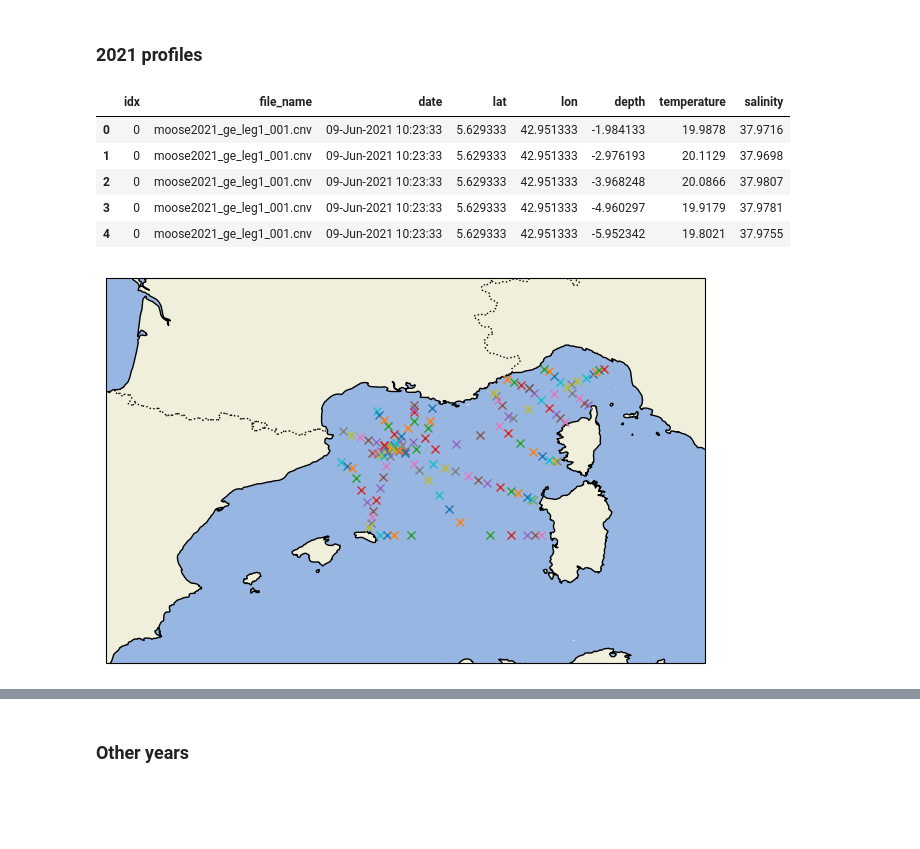
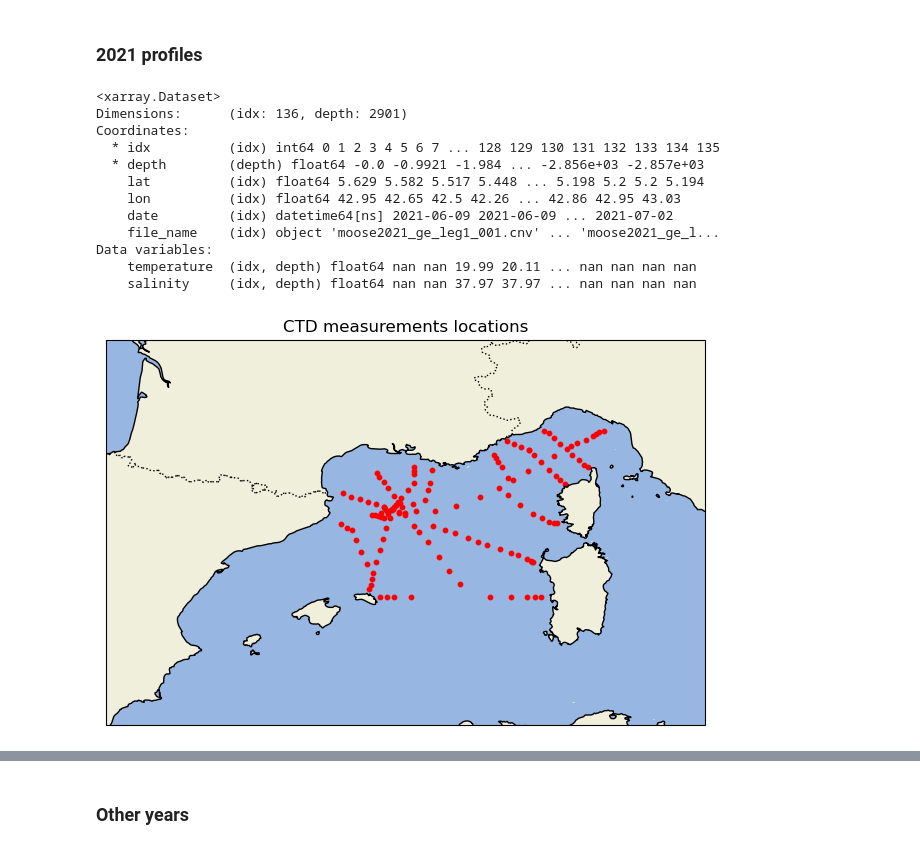
Before and after one commit to juliencollard2001/FOET_Northern_Gyre, a Jupyter notebook: loading_data.ipynb, the cells around one changed output, grey strips where cells are left out. Saved outputs shown, nothing was run; the diff lists cells and outputs as text; code cells hidden in the pictures; blank space fills up the shorter version.

Commit message:
pd to xarray

```diff
--- a/loading_data.ipynb
+++ b/loading_data.ipynb
@@ -106,48 +106,64 @@ colmmns_types = [type(data[0,i][0]) for i in range(len(columns_names))]
 new_columns = ['idx', 'file_name', 'date', 'lat', 'lon', 'depth', 'temperature', 'salinity']
 cols = [[] for i in range(len(new_columns))]
 
+idxs = np.arange(data.shape[1])
+depths = data[0,0][8][:,0]
+
+lats = np.empty(data.shape[1])
+lons = np.empty(data.shape[1])
+dates = np.empty(data.shape[1], dtype='datetime64[D]')
+file_names = np.empty(data.shape[1], dtype='object')
+temperatures = np.empty((data.shape[1], len(depths)))
+salinities = np.empty((data.shape[1], len(depths)))
+
 for i in range(data.shape[1]):
-    idx = i
-    file_name = data[0,i][0][0]
-    date = data[0,i][3][0]
-    lat = float(data[0,i][5][0])
-    lon = float(data[0,i][6][0])
-    depths = data[0,i][8][:,0]
-    temperatures = data[0,i][9][:,0]
-    salinities = data[0,i][10][:,0]
-    for j in range(len(depths)):
-        cols[0].append(idx)
-        cols[1].append(file_name)
-        cols[2].append(date)
-        cols[3].append(lat)
-        cols[4].append(lon)
-        cols[5].append(depths[j])
-        cols[6].append(temperatures[j])
-        cols[7].append(salinities[j])
+    file_names[i] = data[0,i][0][0]
+    dates[i] = np.datetime64(datetime.strptime(data[0,i][3][0], '%d-%b-%Y %H:%M:%S'))
+    lats[i] = float(data[0,i][5][0])
+    lons[i] = float(data[0,i][6][0])
+    temperatures[i] = data[0,i][9][:,0]
+    salinities[i] = data[0,i][10][:,0]
 
-df = pd.DataFrame({new_columns[i]: cols[i] for i in range(len(new_columns))}).dropna().reset_index(drop=True)
+ds = xr.Dataset(
+    {
+        'temperature': (['idx', 'depth'], temperatures),
+        'salinity': (['idx', 'depth'], salinities)
+    },
+    coords={
+        'idx': idxs,
+        'depth': depths,
+        'lat': ('idx', lats),
+        'lon': ('idx', lons),
+        'date': ('idx', dates),
+        'file_name': ('idx', file_names)
+    }
+)
 
-df.head()
+ds
 # %% [output]
-|  | idx | file_name | date | lat | lon | depth | temperature | salinity |
-| 0 | 0 | moose2021_ge_leg1_001.cnv | 09-Jun-2021 10:23:33 | 5.629333 | 42.951333 | -1.984133 | 19.9878 | 37.9716 |
-| 1 | 0 | moose2021_ge_leg1_001.cnv | 09-Jun-2021 10:23:33 | 5.629333 | 42.951333 | -2.976193 | 20.1129 | 37.9698 |
-| 2 | 0 | moose2021_ge_leg1_001.cnv | 09-Jun-2021 10:23:33 | 5.629333 | 42.951333 | -3.968248 | 20.0866 | 37.9807 |
-| 3 | 0 | moose2021_ge_leg1_001.cnv | 09-Jun-2021 10:23:33 | 5.629333 | 42.951333 | -4.960297 | 19.9179 | 37.9781 |
-| 4 | 0 | moose2021_ge_leg1_001.cnv | 09-Jun-2021 10:23:33 | 5.629333 | 42.951333 | -5.952342 | 19.8021 | 37.9755 |
+<xarray.Dataset>
+Dimensions:      (idx: 136, depth: 2901)
+Coordinates:
+  * idx          (idx) int64 0 1 2 3 4 5 6 7 ... 128 129 130 131 132 133 134 135
+  * depth        (depth) float64 -0.0 -0.9921 -1.984 ... -2.856e+03 -2.857e+03
+    lat          (idx) float64 5.629 5.582 5.517 5.448 ... 5.198 5.2 5.2 5.194
+    lon          (idx) float64 42.95 42.65 42.5 42.26 ... 42.86 42.95 43.03
+    date         (idx) datetime64[ns] 2021-06-09 2021-06-09 ... 2021-07-02
+    file_name    (idx) object 'moose2021_ge_leg1_001.cnv' ... 'moose2021_ge_l...
+Data variables:
+    temperature  (idx, depth) float64 nan nan 19.99 20.11 ... nan nan nan nan
+    salinity     (idx, depth) float64 nan nan 37.97 37.97 ... nan nan nan nan
 # %%
 # Map of measurements locations
 fig, ax = plt.subplots(figsize=(8,5), subplot_kw={'projection': ccrs.PlateCarree()})
 ax.set_extent([-2, 12, 37, 46])
 ax.coastlines()
 ax.add_feature(cfeature.LAND)
 ax.add_feature(cfeature.BORDERS, linestyle=':')
 ax.add_feature(cfeature.OCEAN)
-for idx in df['idx'].unique():
-    lat = df[df['idx'] == idx]['lat'].mean()
-    lon = df[df['idx'] == idx]['lon'].mean()
-    ax.plot(lat, lon, 'x')
+sc = ax.scatter(ds.lat, ds.lon, c='r', s=10)
+plt.title('CTD measurements locations')
 plt.show()
 # %% [output]
-[figure, old version]
+[figure, new version]
 # %%
```
Also changed, not shown: parts of 1 cell of this notebook.
